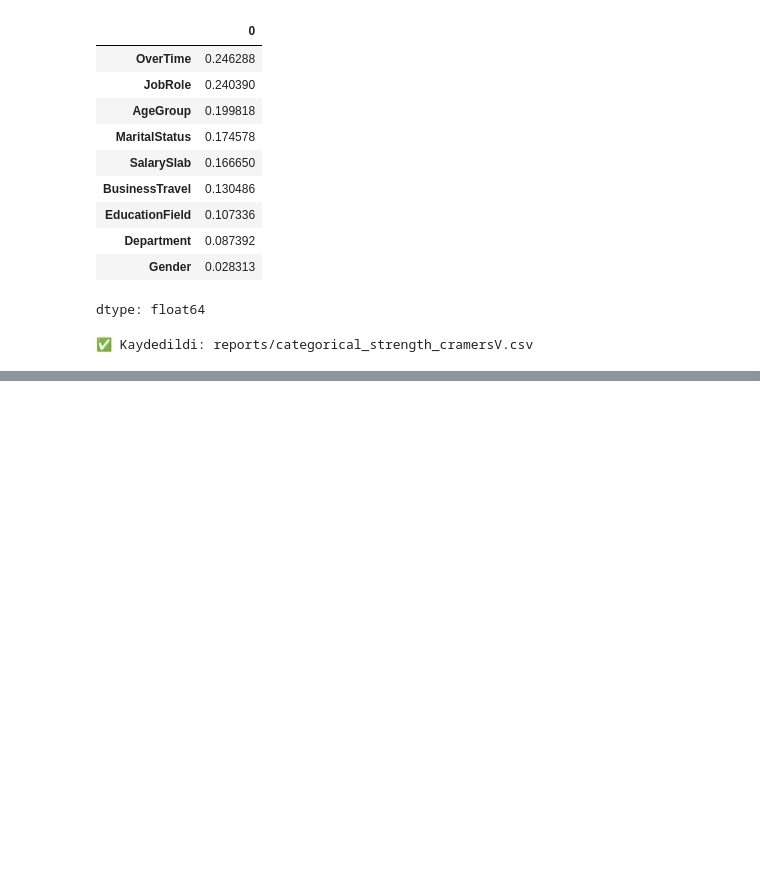
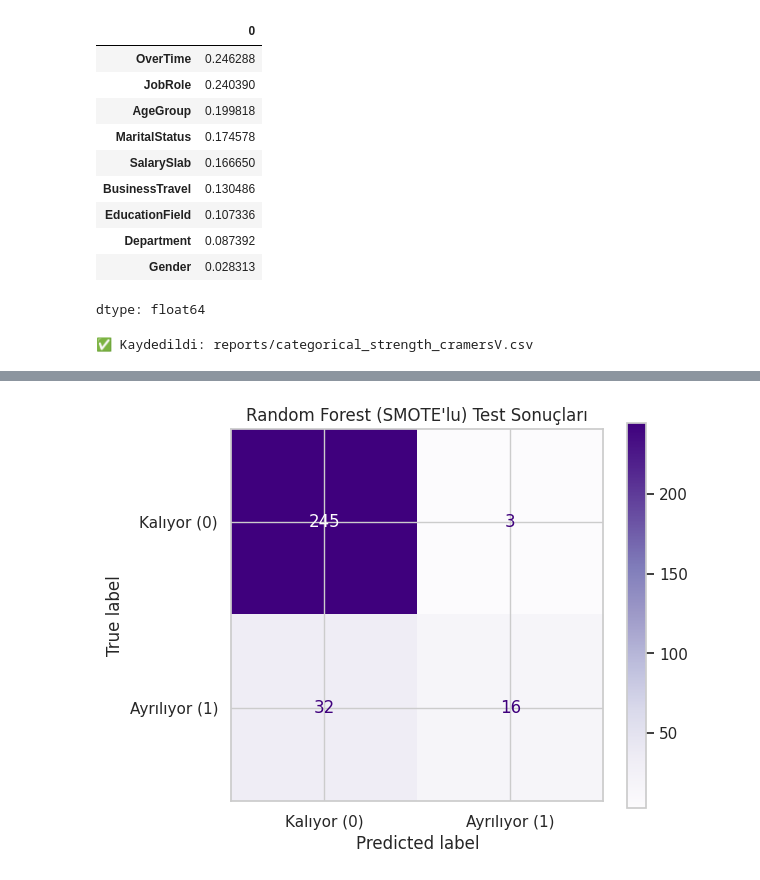
Before and after one commit to Seldarzu/employee-attrition-eda, a Jupyter notebook: 01_data_exploration_arzu.ipynb, the cells around one changed output, grey strips where cells are left out. Drawn from its saved outputs; the diff is of its cells as text; code cells hidden in the pictures; blank space fills up the shorter version.

```diff
--- a/01_data_exploration_arzu.ipynb
+++ b/01_data_exploration_arzu.ipynb
@@ -1157,0 +1633,68 @@ dtype: float64
+# %%
+# 🔹 Adım 10 — SMOTE ile Veri Dengeleme ve RF Modelini Yeniden Eğitme
+
+# Gerekli kütüphaneleri import et
+from imblearn.over_sampling import SMOTE
+from sklearn.ensemble import RandomForestClassifier
+from sklearn.metrics import classification_report, ConfusionMatrixDisplay
+import matplotlib.pyplot as plt
+import numpy as np
+
+# 1. Kütüphaneyi yükleyin (eğer Colab/Jupyter'deyseniz ve yüklü değilse)
+# !pip install imbalanced-learn
+
+print("--- ⚙️ SMOTE UYGULANIYOR ---")
+
+# 2. SMOTE objesini oluştur
+#    sampling_strategy='auto': Azınlık sınıfını çoğunluk sınıfının sayısına eşitler
+smote = SMOTE(random_state=42, sampling_strategy='auto')
+
+# 3. Orijinal eğitim verisindeki sınıf sayılarını görelim
+print(f"Orijinal eğitim seti 'Kalıyor' (0) sayısı: {np.sum(y_train == 0)}")
+print(f"Orijinal eğitim seti 'Ayrılıyor' (1) sayısı: {np.sum(y_train == 1)}")
+
+# 4. SMOTE'u SADECE EĞİTİM VERİSİNE uygula
+#    (Test setine asla SMOTE uygulanmaz!)
+X_train_smote, y_train_smote = smote.fit_resample(X_train_t, y_train)
+
+# 5. SMOTE sonrası yeni eğitim verisinin boyutunu görelim
+print(f"\nSMOTE sonrası eğitim seti 'Kalıyor' (0) sayısı: {np.sum(y_train_smote == 0)}")
+print(f"SMOTE sonrası eğitim seti 'Ayrılıyor' (1) sayısı: {np.sum(y_train_smote == 1)}")
+print(f"SMOTE sonrası X_train boyutu: {X_train_smote.shape}")
+
+
+# --- 6. SMOTE'lu Veri ile Random Forest Eğitimi ---
+
+# 6a. YENİ Modeli oluştur
+#     DİKKAT: class_weight ARTIK KULLANILMIYOR, çünkü veri zaten dengeli.
+rf_model_smote = RandomForestClassifier(
+    n_estimators=100,
+    random_state=42,
+    n_jobs=-1
+)
+
+# 6b. Modeli YENİ DENGELİ VERİ (smote) ile eğit
+print("\n⚙️ Random Forest (SMOTE'lu veri ile) eğitiliyor...")
+rf_model_smote.fit(X_train_smote, y_train_smote)
+print("✅ Model eğitildi.")
+
+# 6c. Tahminleri ORİJİNAL TEST VERİSİ (X_test_t) üzerinde yap
+y_pred_test_rf_smote = rf_model_smote.predict(X_test_t)
+
+# 6d. Sonuçları Değerlendirme
+print("\n--- RANDOM FOREST (SMOTE'lu) TEST SONUÇLARI ---")
+print(classification_report(y_test, y_pred_test_rf_smote, target_names=["Kalıyor (0)", "Ayrılıyor (1)"]))
+
+# 6e. Karışıklık Matrisi
+print("\n--- RANDOM FOREST (SMOTE'lu) Karışıklık Matrisi ---")
+fig, ax = plt.subplots(figsize=(6, 5))
+ConfusionMatrixDisplay.from_predictions(
+    y_test,
+    y_pred_test_rf_smote,
+    ax=ax,
+    cmap='Purples', # Farklı bir renk paleti
+    display_labels=["Kalıyor (0)", "Ayrılıyor (1)"]
+)
+ax.set_title("Random Forest (SMOTE'lu) Test Sonuçları")
+plt.show()
+# %% [output]
@@ -1157,0 +1718 @@ dtype: float64
+[figure, added]
```
Also changed, not shown: parts of 54 cells of this notebook.
